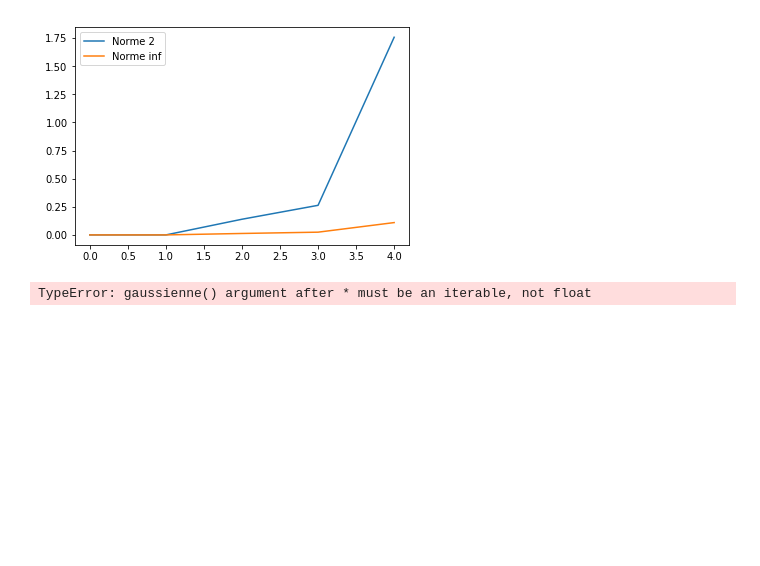
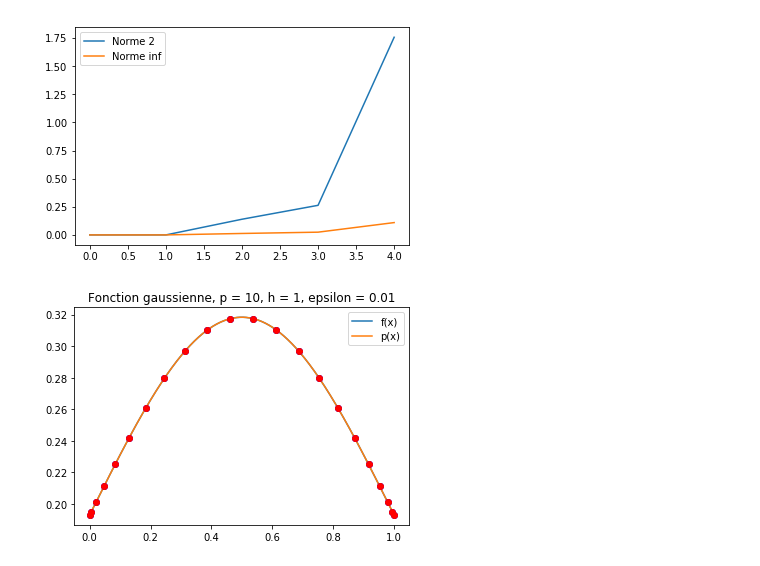
Before and after one commit to gerier/GestionDeProjet4A, a Jupyter notebook: Projet-n=2p+1.ipynb, the cells around one changed output. Drawn from its saved outputs; the diff is of its cells as text; code cells hidden in the pictures; blank space fills up the shorter version.

```diff
--- a/Projet-n=2p+1.ipynb
+++ b/Projet-n=2p+1.ipynb
@@ -584,23 +678,23 @@ plt.legend()
 # %%
 def gaussienne(x,h,sigma):
     x = x*h
     m = 1/2
     #sigma = 1/10
     return np.exp(-(x-m)**2/2/sigma**2) / (2*np.pi)/sigma
 
 h = 1
-p = [10,10,10,20,100]
+p = [10,10,10,20,50]
 epsilon=0.01
-l = [1/2,1/5,1/10,1/20,1/100]
+l = [[1/2],[1/5],[1/10],[1/20],[1/100]]
 Err = np.zeros((2,len(l)))
 
 for i in range(len(l)):
     px,fx = test_approx(p[i],gaussienne,h,l[i],epsilon,1)
     Err[0,i] = npl.norm(px-fx)
     Err[1,i] = npl.norm(px-fx,np.inf)
 
 #plt.plot(Err[0,:],label="Norme 2")
 #plt.plot(Err[1,:],label="Norme inf")
 #plt.legend()
 # %% [output]
-TypeError: gaussienne() argument after * must be an iterable, not float
+[figure, added]
```
Also changed, not shown: parts of 10 cells of this notebook.
